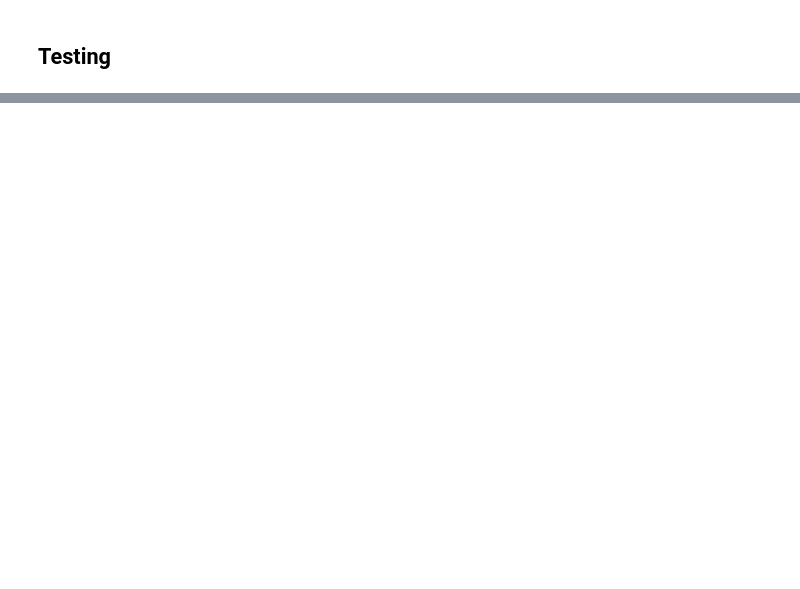
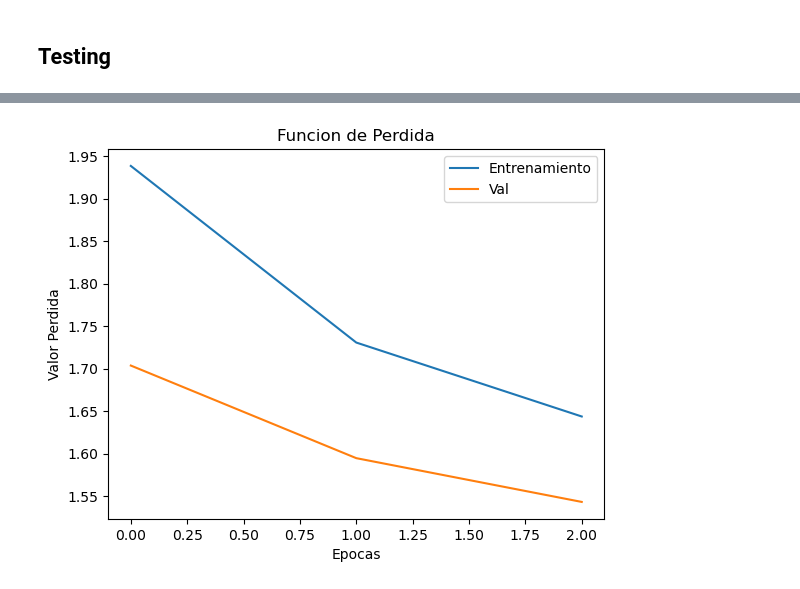
Before and after one commit to LuengoJavier/Tarea_Grupal_2, a Jupyter notebook: tarea2_p2.ipynb, the cells around one changed output, grey strips where cells are left out. Saved outputs shown, nothing was run; the diff lists cells and outputs as text; code cells hidden in the pictures; blank space fills up the shorter version.

Commit message:
Agregado de funciones y ploteo de informacion

```diff
--- a/tarea2_p2.ipynb
+++ b/tarea2_p2.ipynb
@@ -101,8 +102,8 @@ targets.shape: (64, 20)
 ##  Hiperparametros
 # %%
 embed_dim = 256
-dense_dim = 2048
-num_heads = 8
+dense_dim = 1024
+num_heads = 16
 # %% [markdown]
 ##  Modelo
 # %%
@@ -221,12 +222,14 @@ class TransformerDecoder(layers.Layer):
 # %%
 encoder_inputs = keras.Input(shape=(None,), dtype="int64", name="english")
 x = PositionalEmbedding(sequence_length, vocab_size, embed_dim)(encoder_inputs)
+x = TransformerEncoder(embed_dim, dense_dim, num_heads)(x)
+
 encoder_outputs = TransformerEncoder(embed_dim, dense_dim, num_heads)(x)
 
 decoder_inputs = keras.Input(shape=(None,), dtype="int64", name="spanish")
 x = PositionalEmbedding(sequence_length, vocab_size, embed_dim)(decoder_inputs)
 x = TransformerDecoder(embed_dim, dense_dim, num_heads)(x, encoder_outputs)
-x = layers.Dropout(0.5)(x)
+x = layers.Dropout(0.3)(x)
 decoder_outputs = layers.Dense(vocab_size, activation="softmax")(x)
 
 transformer = keras.Model([encoder_inputs, decoder_inputs], decoder_outputs)
@@ -258,6 +261,6 @@ ________________________________________________________________________________
 # %% [markdown]
 ##  Testing
 # %%
-EPOCAS = 10
-transformer.fit(train_ds, epochs=EPOCAS, validation_data=val_ds)
+EPOCAS = 3
+history=transformer.fit(train_ds, epochs=EPOCAS, validation_data=val_ds)
 # %% [output]
@@ -337,0 +436,10 @@ predictions_dict
+# %%
+plt.plot(history.history['loss'])
+plt.plot(history.history['val_loss'])
+plt.title('Funcion de Perdida')
+plt.ylabel('Valor Perdida')
+plt.xlabel('Epocas')
+plt.legend(['Entrenamiento', 'Val'], loc='best')
+plt.savefig('funcion_perdida_modelo.png')
+# %% [output]
+[figure, added]
```
Also changed, not shown: parts of 12 cells of this notebook, 1 other file.
